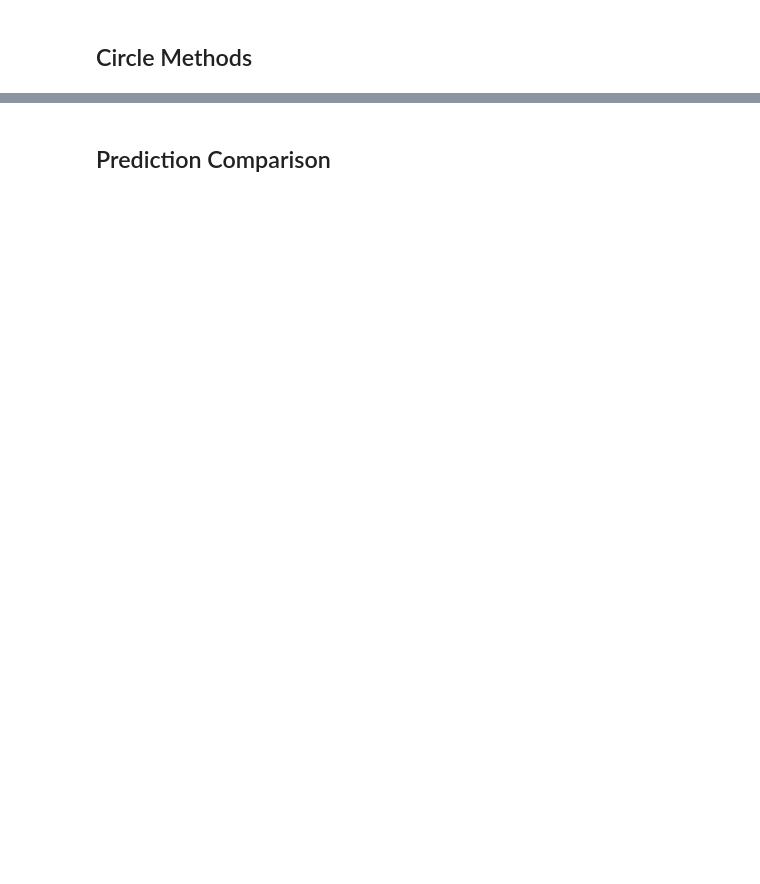
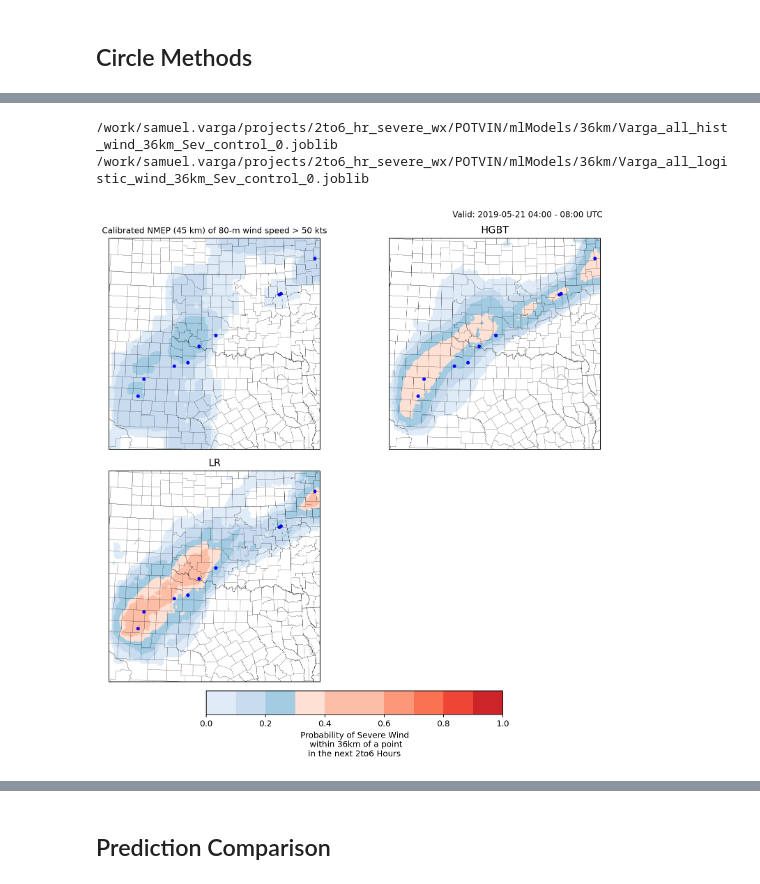
Before and after one commit to NOAA-National-Severe-Storms-Laboratory/frdd-wofs-ml-w2w, a Jupyter notebook: notebooks/visualize_predictions.ipynb, the cells around one changed output, grey strips where cells are left out. Cells and saved outputs as stored; diff of their text form; code cells hidden in the pictures; blank space fills up the shorter version.

```diff
--- a/notebooks/visualize_predictions.ipynb
+++ b/notebooks/visualize_predictions.ipynb
@@ -382,0 +416,80 @@ if False:
+# %%
+%matplotlib inline
+
+fig, axes = plt.subplots(figsize=(10,8), facecolor='w',
+                     dpi=170, nrows=2, ncols=2, subplot_kw={'projection': projection},
+                        constrained_layout=True)
+hazard='wind'
+models = ['BL', 'hist', 'logistic'] #random/ADAM
+model_names = [baseline_names[hazard], 'HGBT', 'LR']
+
+
+if hazard != 'tornado':
+    levels = np.arange(0, 1.1, 0.1)
+else:
+    levels = np.arange(0, 0.5, 0.001)
+
+# All 3 Models and BL
+for ax, model, name in zip(axes.flat, models, model_names):
+    if model == 'BL':
+        pred = get_bl_pred(wind_bl, shape, hazard, scale, FRAMEWORK=FRAMEWORK, TIMESCALE=TIMESCALE)
+    elif model== 'group':
+        pred=get_pseudo_all_severe_probs(X, shape, 'logistic')
+
+    else:
+        pred = get_ml_pred(X, shape, hazard, scale, model, FRAMEWORK=FRAMEWORK, TIMESCALE=TIMESCALE, ts_suff=ts_suff, var_suff=var_suff)
+
+    add_map_stuff(ax, states, shape_feature)
+
+
+    pred = np.ma.masked_where(pred<=0.025, pred)
+
+    #cmap=WoFSColors.wz_cmap
+    cf = ax.contourf(lons,lats, pred, cmap=WoFSColors.wz_cmap, alpha=0.95, levels=levels,
+                transform = crs)
+
+    ##point_lat, point_lon = points[hazard]
+    if hazard=='all':
+        for Lorem in ['hail','wind','tornado']:
+            _points=points[Lorem]
+            ax.scatter(_points[:,1],_points[:,0], s=10, color=hazard_color[Lorem], alpha=0.8, zorder=1, transform=crs)
+    else:
+        _points = points[hazard]
+        ax.scatter(_points[:,1],_points[:,0], s=10, color=hazard_color[hazard], alpha=0.8, zorder=1, transform=crs) #s=10
+
+
+    ax = set_extent(ax, projection , crs, lats, lons,)
+    fontsize = 10 if len(name) > 5 else 12
+    ax.set_title(name, fontsize=fontsize)
+
+fig.tight_layout()
+#plt.subplots_adjust(hspace=0.2, wspace=0.0)
+axes[0,1].annotate(title, (0.3, 1.1), xycoords='axes fraction', fontsize=10, color='k')
+
+cax = fig.add_axes([0.25, -0.05, 0.5, 0.05])
+
+fig.colorbar(cf,
+           cax=cax,
+             #label=f'Probability of any severe weather\n within {scale} of a point\nin the next 2-6 Hours',
+           label=f'Probability of {titles[hazard]}\n within {scale} of a point\nin the next {TIMESCALE} Hours',
+          orientation='horizontal')
+
+#Add 36/18/9km radius to storm reports
+if False:
+    for ax in axes.flat:
+        if All:
+            for Lorem in ['hail','wind','tornado']:
+                _points = points[Lorem]
+                for pair in zip(_points[::3,1], _points[::3,0]):
+                    repX, repY = circleofRadius(pair[1],pair[0], 36)
+                    ax.plot(repX, repY, transform=crs, color='k', linewidth=1, alpha=0.5)
+        else:
+            for pair in zip(_points[:,1], _points[:,0]):
+                repX, repY = circleofRadius(pair[1],pair[0], 36)
+                ax.plot(repX, repY, transform=crs, color='k', linewidth=1)
+axes[-1, -1].axis('off')
+plt.show()
+# %% [output]
+/work/samuel.varga/projects/2to6_hr_severe_wx/POTVIN/mlModels/36km/Varga_all_hist_wind_36km_Sev_control_0.joblib
+/work/samuel.varga/projects/2to6_hr_severe_wx/POTVIN/mlModels/36km/Varga_all_logistic_wind_36km_Sev_control_0.joblib
+[figure, added]
```
Also changed, not shown: parts of 25 cells of this notebook, 10 other files.
